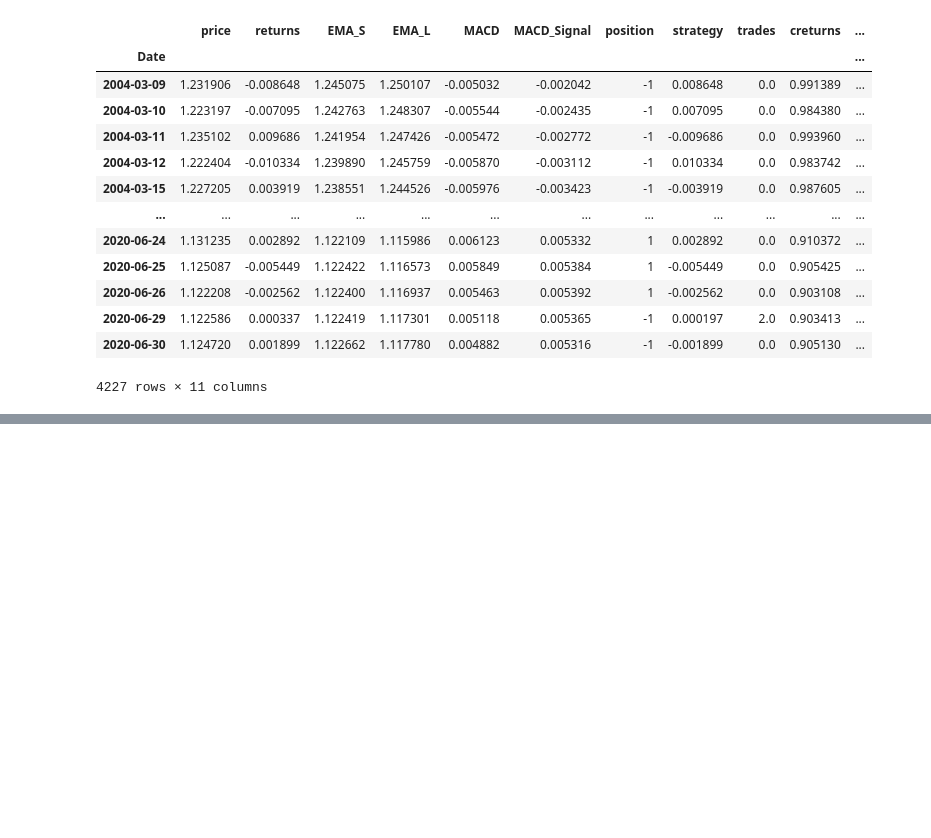
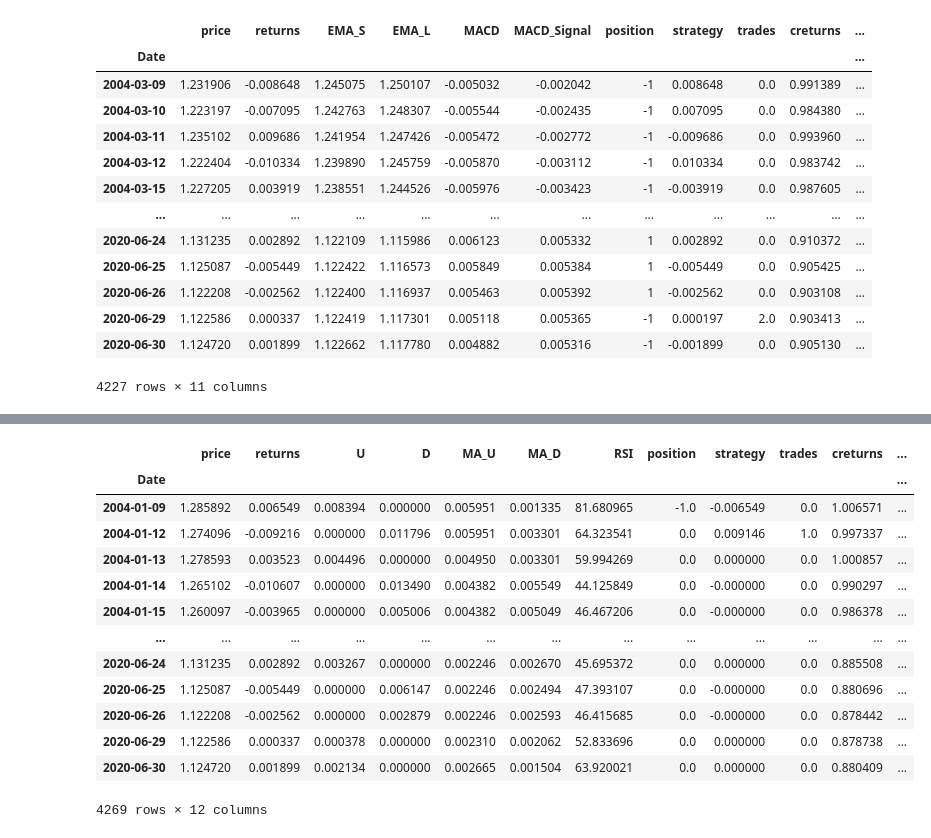
Before and after one commit to AvirukthGT/AlgoTrading, a Jupyter notebook: RSI/MACD_RSI.ipynb, the cells around one changed output, grey strips where cells are left out. Cells and saved outputs as stored; diff of their text form; code cells hidden in the pictures; blank space fills up the shorter version.

```diff
--- a/RSI/MACD_RSI.ipynb
+++ b/RSI/MACD_RSI.ipynb
@@ -63,0 +68,3 @@ macd
+# %%
+tester = RSI(symbol, periods = 20, rsi_upper = 70, rsi_lower = 30,
+              start = "2004-01-01", end = "2020-06-30", tc = ptc)
@@ -63,0 +83,18 @@ macd
+# %%
+rsi = tester.results
+rsi
+# %% [output]
+|  | price | returns | U | D | MA_U | MA_D | RSI | position | strategy | trades | creturns | ... |
+| Date |  |  |  |  |  |  |  |  |  |  |  | ... |
+| 2004-01-09 | 1.285892 | 0.006549 | 0.008394 | 0.000000 | 0.005951 | 0.001335 | 81.680965 | -1.0 | -0.006549 | 0.0 | 1.006571 | ... |
+| 2004-01-12 | 1.274096 | -0.009216 | 0.000000 | 0.011796 | 0.005951 | 0.003301 | 64.323541 | 0.0 | 0.009146 | 1.0 | 0.997337 | ... |
+| 2004-01-13 | 1.278593 | 0.003523 | 0.004496 | 0.000000 | 0.004950 | 0.003301 | 59.994269 | 0.0 | 0.000000 | 0.0 | 1.000857 | ... |
+| 2004-01-14 | 1.265102 | -0.010607 | 0.000000 | 0.013490 | 0.004382 | 0.005549 | 44.125849 | 0.0 | -0.000000 | 0.0 | 0.990297 | ... |
+| 2004-01-15 | 1.260097 | -0.003965 | 0.000000 | 0.005006 | 0.004382 | 0.005049 | 46.467206 | 0.0 | -0.000000 | 0.0 | 0.986378 | ... |
+| ... | ... | ... | ... | ... | ... | ... | ... | ... | ... | ... | ... | ... |
+| 2020-06-24 | 1.131235 | 0.002892 | 0.003267 | 0.000000 | 0.002246 | 0.002670 | 45.695372 | 0.0 | 0.000000 | 0.0 | 0.885508 | ... |
+| 2020-06-25 | 1.125087 | -0.005449 | 0.000000 | 0.006147 | 0.002246 | 0.002494 | 47.393107 | 0.0 | -0.000000 | 0.0 | 0.880696 | ... |
+| 2020-06-26 | 1.122208 | -0.002562 | 0.000000 | 0.002879 | 0.002246 | 0.002593 | 46.415685 | 0.0 | -0.000000 | 0.0 | 0.878442 | ... |
+| 2020-06-29 | 1.122586 | 0.000337 | 0.000378 | 0.000000 | 0.002310 | 0.002062 | 52.833696 | 0.0 | 0.000000 | 0.0 | 0.878738 | ... |
+| 2020-06-30 | 1.124720 | 0.001899 | 0.002134 | 0.000000 | 0.002665 | 0.001504 | 63.920021 | 0.0 | 0.000000 | 0.0 | 0.880409 | ... |
+4269 rows × 12 columns
```
Also changed, not shown: parts of 5 cells of this notebook.
